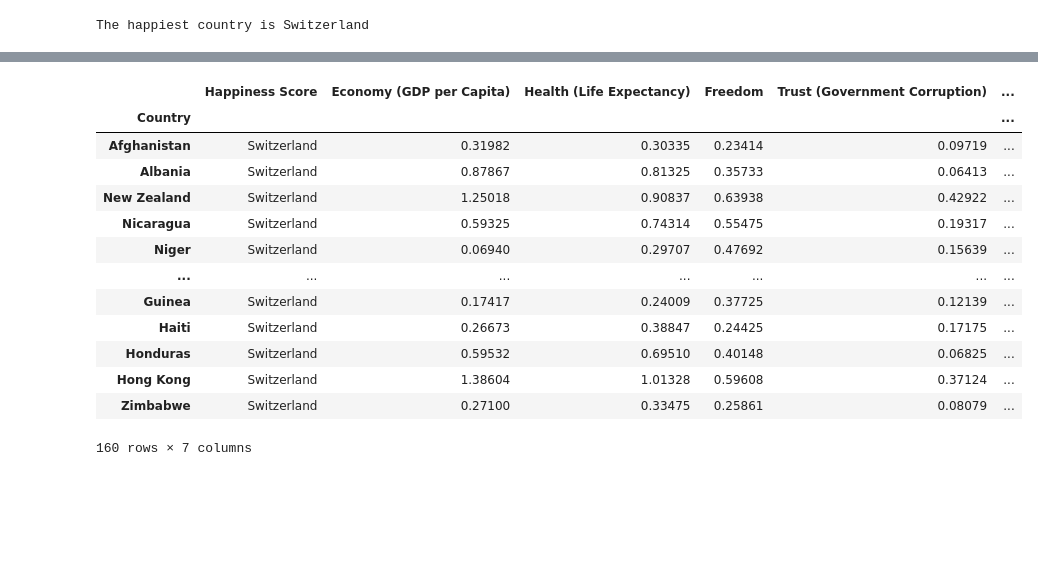
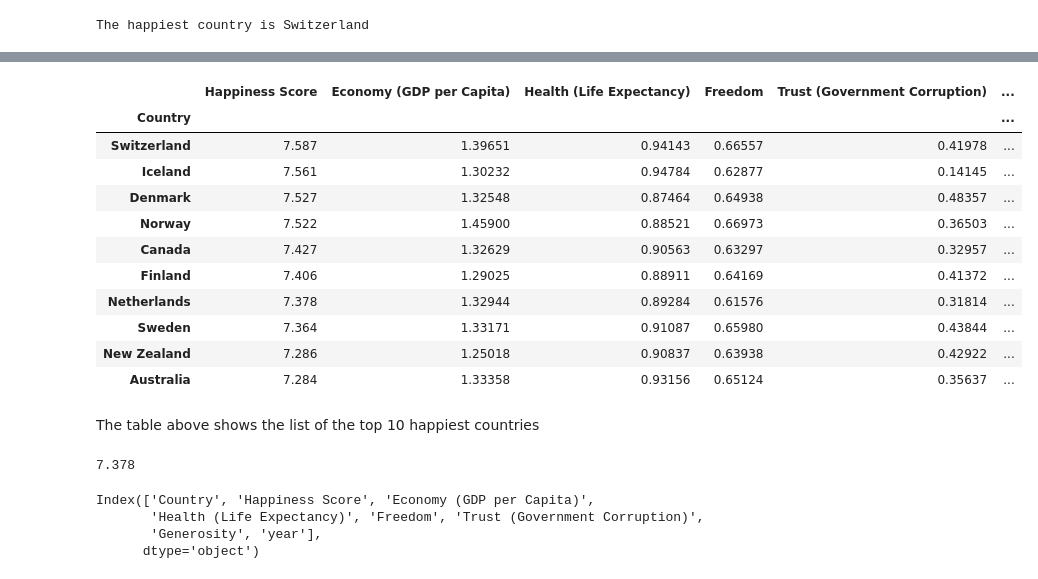
Before and after one commit to Daniel-Oduntan/DDSFE_DOduntan, a Jupyter notebook: HW2/Happiness.ipynb, the cells around one changed output, grey strips where cells are left out. Cells and saved outputs as stored; diff of their text form; code cells hidden in the pictures; blank space fills up the shorter version.

```diff
--- a/HW2/Happiness.ipynb
+++ b/HW2/Happiness.ipynb
@@ -97,17 +97,29 @@ Name: Happiness Score, Length: 160, dtype: bool
 # %%
-happiness.groupby('Country').max().sort_values(by = 'Happiness Score', ascending = False)
+(happiness.groupby('Country').max().sort_values(by = 'Happiness Score', ascending = False)).head(10)
 # %% [output]
 |  | Happiness Score | Economy (GDP per Capita) | Health (Life Expectancy) | Freedom | Trust (Government Corruption) | ... |
 | Country |  |  |  |  |  | ... |
-| Afghanistan | Switzerland | 0.31982 | 0.30335 | 0.23414 | 0.09719 | ... |
-| Albania | Switzerland | 0.87867 | 0.81325 | 0.35733 | 0.06413 | ... |
-| New Zealand | Switzerland | 1.25018 | 0.90837 | 0.63938 | 0.42922 | ... |
-| Nicaragua | Switzerland | 0.59325 | 0.74314 | 0.55475 | 0.19317 | ... |
-| Niger | Switzerland | 0.06940 | 0.29707 | 0.47692 | 0.15639 | ... |
-| ... | ... | ... | ... | ... | ... | ... |
-| Guinea | Switzerland | 0.17417 | 0.24009 | 0.37725 | 0.12139 | ... |
-| Haiti | Switzerland | 0.26673 | 0.38847 | 0.24425 | 0.17175 | ... |
-| Honduras | Switzerland | 0.59532 | 0.69510 | 0.40148 | 0.06825 | ... |
-| Hong Kong | Switzerland | 1.38604 | 1.01328 | 0.59608 | 0.37124 | ... |
-| Zimbabwe | Switzerland | 0.27100 | 0.33475 | 0.25861 | 0.08079 | ... |
+| Switzerland | 7.587 | 1.39651 | 0.94143 | 0.66557 | 0.41978 | ... |
+| Iceland | 7.561 | 1.30232 | 0.94784 | 0.62877 | 0.14145 | ... |
+| Denmark | 7.527 | 1.32548 | 0.87464 | 0.64938 | 0.48357 | ... |
+| Norway | 7.522 | 1.45900 | 0.88521 | 0.66973 | 0.36503 | ... |
+| Canada | 7.427 | 1.32629 | 0.90563 | 0.63297 | 0.32957 | ... |
+| Finland | 7.406 | 1.29025 | 0.88911 | 0.64169 | 0.41372 | ... |
+| Netherlands | 7.378 | 1.32944 | 0.89284 | 0.61576 | 0.31814 | ... |
+| Sweden | 7.364 | 1.33171 | 0.91087 | 0.65980 | 0.43844 | ... |
+| New Zealand | 7.286 | 1.25018 | 0.90837 | 0.63938 | 0.42922 | ... |
+| Australia | 7.284 | 1.33358 | 0.93156 | 0.65124 | 0.35637 | ... |
-160 rows × 7 columns
+# %% [markdown]
+The table above shows the list of the top 10 happiest countries
+# %%
+n_happiness_score=happiness[happiness['Country']=='Netherlands']['Happiness Score'].tolist()[0]
+print('The happiness score for netherlands is {}')
+# %% [output]
+7.378
+# %%
+happiness.columns
+# %% [output]
+Index(['Country', 'Happiness Score', 'Economy (GDP per Capita)',
+       'Health (Life Expectancy)', 'Freedom', 'Trust (Government Corruption)',
+       'Generosity', 'year'],
+      dtype='object')
```
Also changed, not shown: parts of 16 cells of this notebook.
